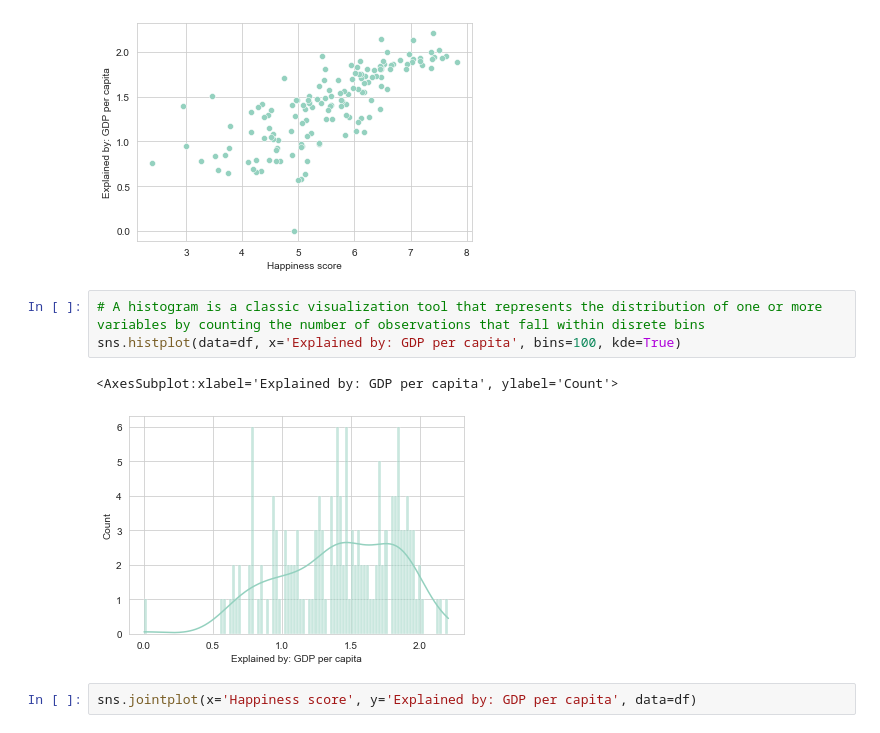
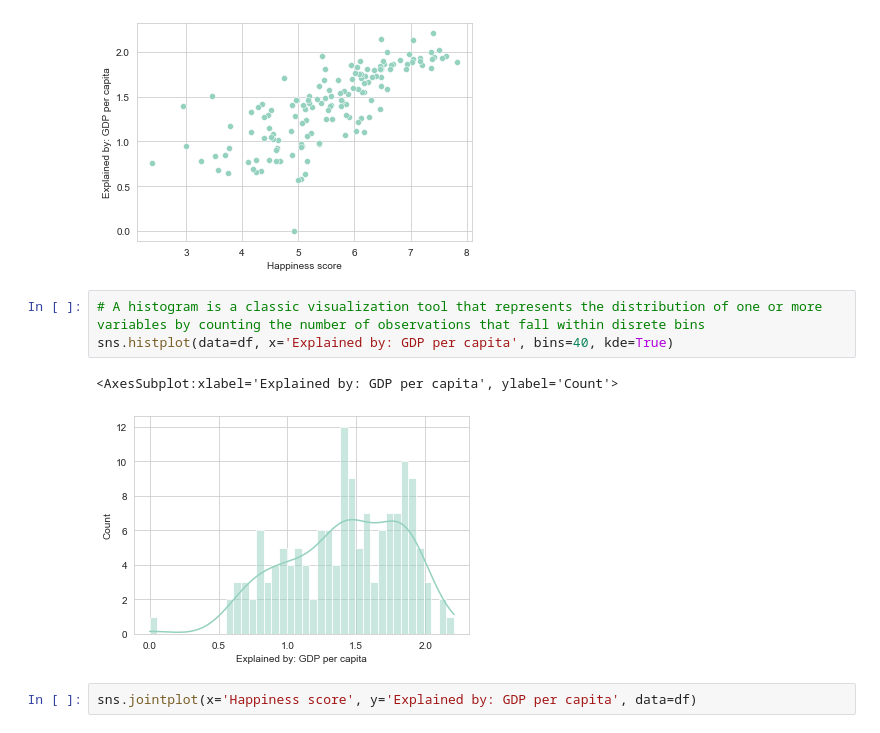
Before and after one commit to RipsimeArutyunya/Econometrics2022, a Jupyter notebook: LinearRegression/lreg.ipynb, the cells around one changed output. Cells and saved outputs as stored; diff of their text form.

```diff
--- a/LinearRegression/lreg.ipynb
+++ b/LinearRegression/lreg.ipynb
@@ -90,10 +90,10 @@ sns.scatterplot(data=df, x='Happiness score', y='Explained by: GDP per capita')
 [figure]
 # %%
 # A histogram is a classic visualization tool that represents the distribution of one or more variables by counting the number of observations that fall within disrete bins
-sns.histplot(data=df, x='Explained by: GDP per capita', bins=100, kde=True)
+sns.histplot(data=df, x='Explained by: GDP per capita', bins=40, kde=True)
 # %% [output]
 <AxesSubplot:xlabel='Explained by: GDP per capita', ylabel='Count'>
-[figure, old version]
+[figure, new version]
 # %%
 sns.jointplot(x='Happiness score', y='Explained by: GDP per capita', data=df)
 # %% [output]
```
Also changed, not shown: parts of 9 cells of this notebook, 1 other file.
